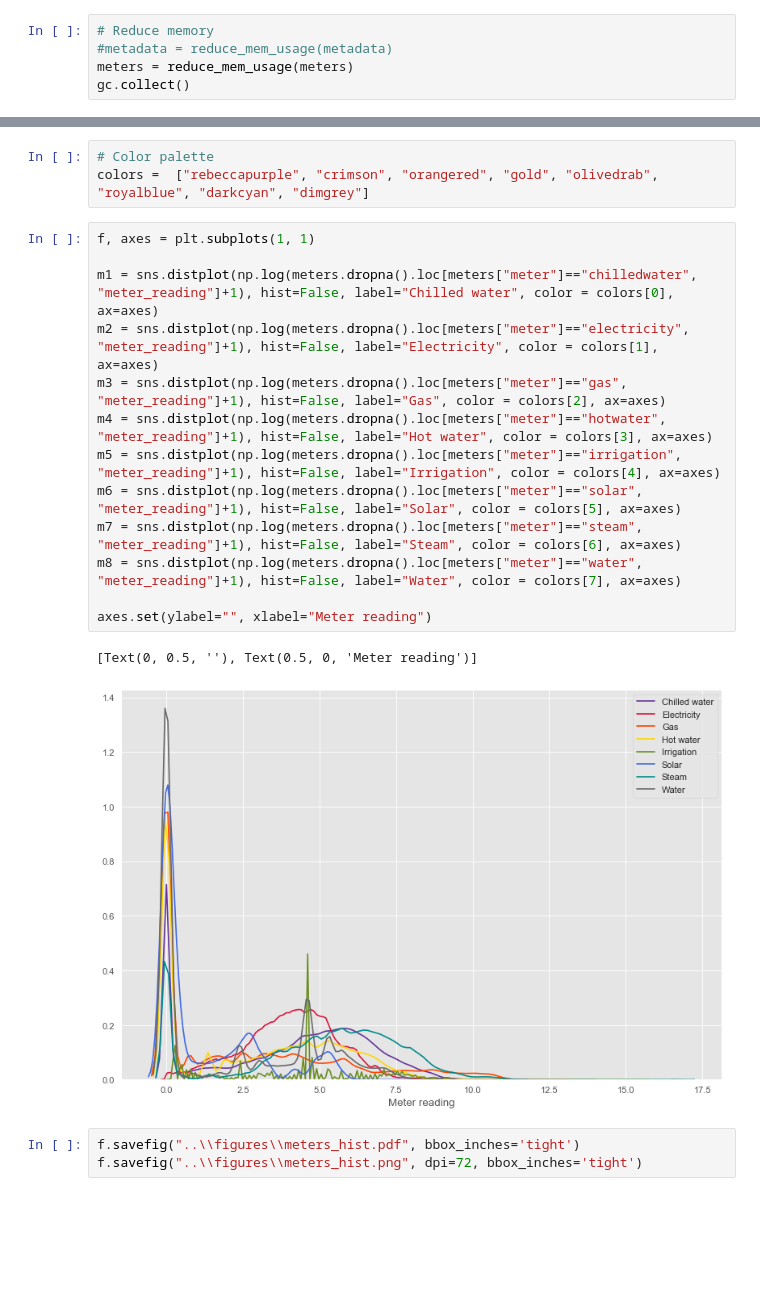
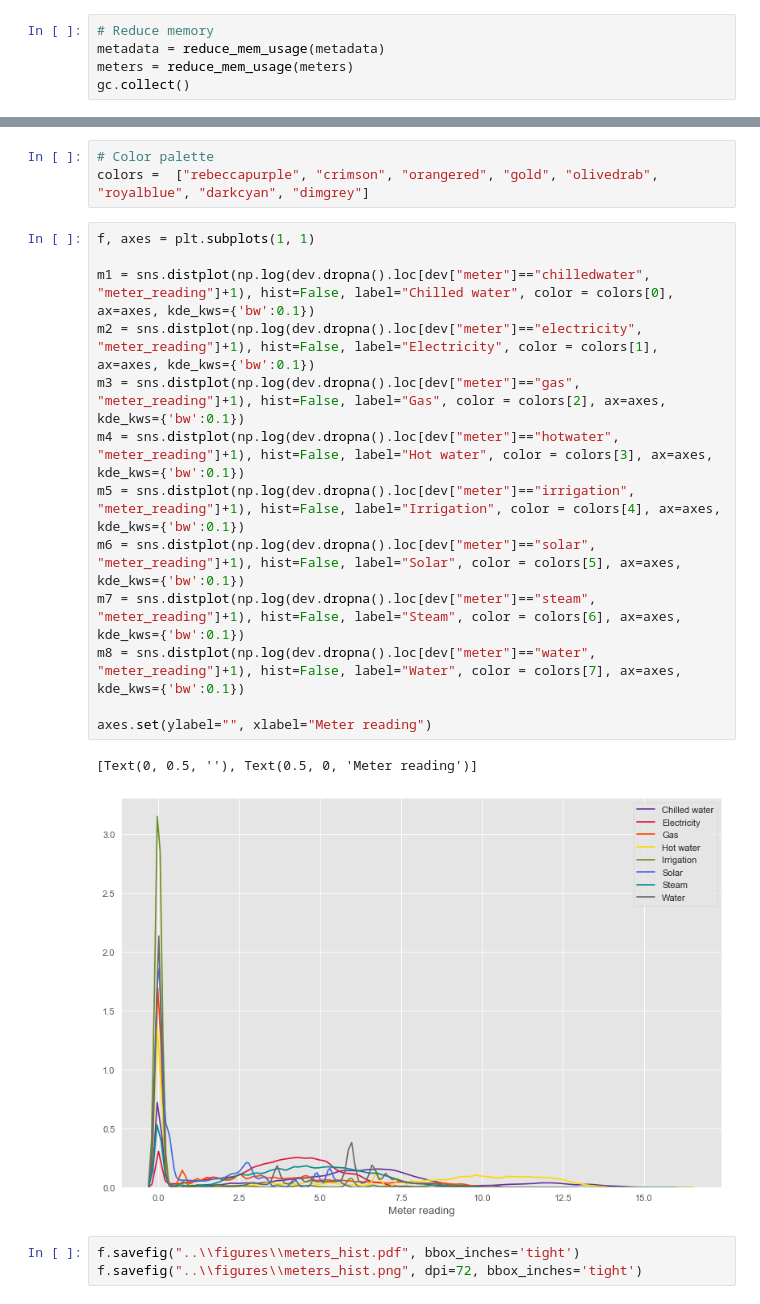
Before and after one commit to buds-lab/building-data-genome-project-2, a Jupyter notebook: notebooks/03_EDA-meter-reading.ipynb, the cells around one changed output, grey strips where cells are left out. Saved outputs shown, nothing was run; the diff lists cells and outputs as text; blank space fills up the shorter version.

Commit message:
Update notebooks and figures

```diff
--- a/notebooks/03_EDA-meter-reading.ipynb
+++ b/notebooks/03_EDA-meter-reading.ipynb
@@ -104,7 +108,7 @@ def reduce_mem_usage(df, verbose=True):
     return df
 # %%
 # Reduce memory
-#metadata = reduce_mem_usage(metadata)
+metadata = reduce_mem_usage(metadata)
 meters = reduce_mem_usage(meters)
 gc.collect()
 # %% [output]
@@ -163,19 +168,19 @@ colors =  ["rebeccapurple", "crimson", "orangered", "gold", "olivedrab", "royalb
 # %%
 f, axes = plt.subplots(1, 1)
 
-m1 = sns.distplot(np.log(meters.dropna().loc[meters["meter"]=="chilledwater", "meter_reading"]+1), hist=False, label="Chilled water", color = colors[0], ax=axes)
-m2 = sns.distplot(np.log(meters.dropna().loc[meters["meter"]=="electricity", "meter_reading"]+1), hist=False, label="Electricity", color = colors[1], ax=axes)
-m3 = sns.distplot(np.log(meters.dropna().loc[meters["meter"]=="gas", "meter_reading"]+1), hist=False, label="Gas", color = colors[2], ax=axes)
-m4 = sns.distplot(np.log(meters.dropna().loc[meters["meter"]=="hotwater", "meter_reading"]+1), hist=False, label="Hot water", color = colors[3], ax=axes)
-m5 = sns.distplot(np.log(meters.dropna().loc[meters["meter"]=="irrigation", "meter_reading"]+1), hist=False, label="Irrigation", color = colors[4], ax=axes)
-m6 = sns.distplot(np.log(meters.dropna().loc[meters["meter"]=="solar", "meter_reading"]+1), hist=False, label="Solar", color = colors[5], ax=axes)
-m7 = sns.distplot(np.log(meters.dropna().loc[meters["meter"]=="steam", "meter_reading"]+1), hist=False, label="Steam", color = colors[6], ax=axes)
-m8 = sns.distplot(np.log(meters.dropna().loc[meters["meter"]=="water", "meter_reading"]+1), hist=False, label="Water", color = colors[7], ax=axes)
+m1 = sns.distplot(np.log(dev.dropna().loc[dev["meter"]=="chilledwater", "meter_reading"]+1), hist=False, label="Chilled water", color = colors[0], ax=axes, kde_kws={'bw':0.1})
+m2 = sns.distplot(np.log(dev.dropna().loc[dev["meter"]=="electricity", "meter_reading"]+1), hist=False, label="Electricity", color = colors[1], ax=axes, kde_kws={'bw':0.1})
+m3 = sns.distplot(np.log(dev.dropna().loc[dev["meter"]=="gas", "meter_reading"]+1), hist=False, label="Gas", color = colors[2], ax=axes, kde_kws={'bw':0.1})
+m4 = sns.distplot(np.log(dev.dropna().loc[dev["meter"]=="hotwater", "meter_reading"]+1), hist=False, label="Hot water", color = colors[3], ax=axes, kde_kws={'bw':0.1})
+m5 = sns.distplot(np.log(dev.dropna().loc[dev["meter"]=="irrigation", "meter_reading"]+1), hist=False, label="Irrigation", color = colors[4], ax=axes, kde_kws={'bw':0.1})
+m6 = sns.distplot(np.log(dev.dropna().loc[dev["meter"]=="solar", "meter_reading"]+1), hist=False, label="Solar", color = colors[5], ax=axes, kde_kws={'bw':0.1})
+m7 = sns.distplot(np.log(dev.dropna().loc[dev["meter"]=="steam", "meter_reading"]+1), hist=False, label="Steam", color = colors[6], ax=axes, kde_kws={'bw':0.1})
+m8 = sns.distplot(np.log(dev.dropna().loc[dev["meter"]=="water", "meter_reading"]+1), hist=False, label="Water", color = colors[7], ax=axes, kde_kws={'bw':0.1})
 
 axes.set(ylabel="", xlabel="Meter reading")
 # %% [output]
 [Text(0, 0.5, ''), Text(0.5, 0, 'Meter reading')]
-[figure, old version]
+[figure, new version]
 # %%
 f.savefig("..\\figures\\meters_hist.pdf", bbox_inches='tight')
 f.savefig("..\\figures\\meters_hist.png", dpi=72, bbox_inches='tight')
```
Also changed, not shown: parts of 21 cells of this notebook, 46 other files.
